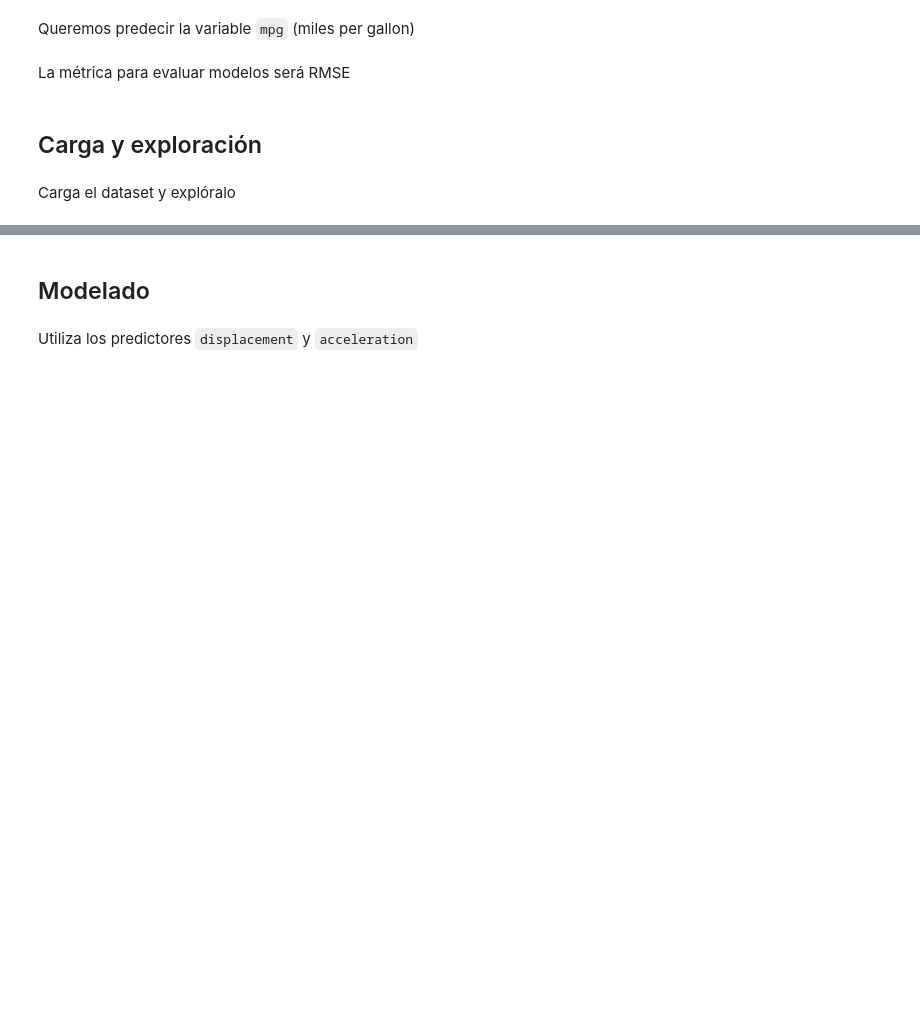
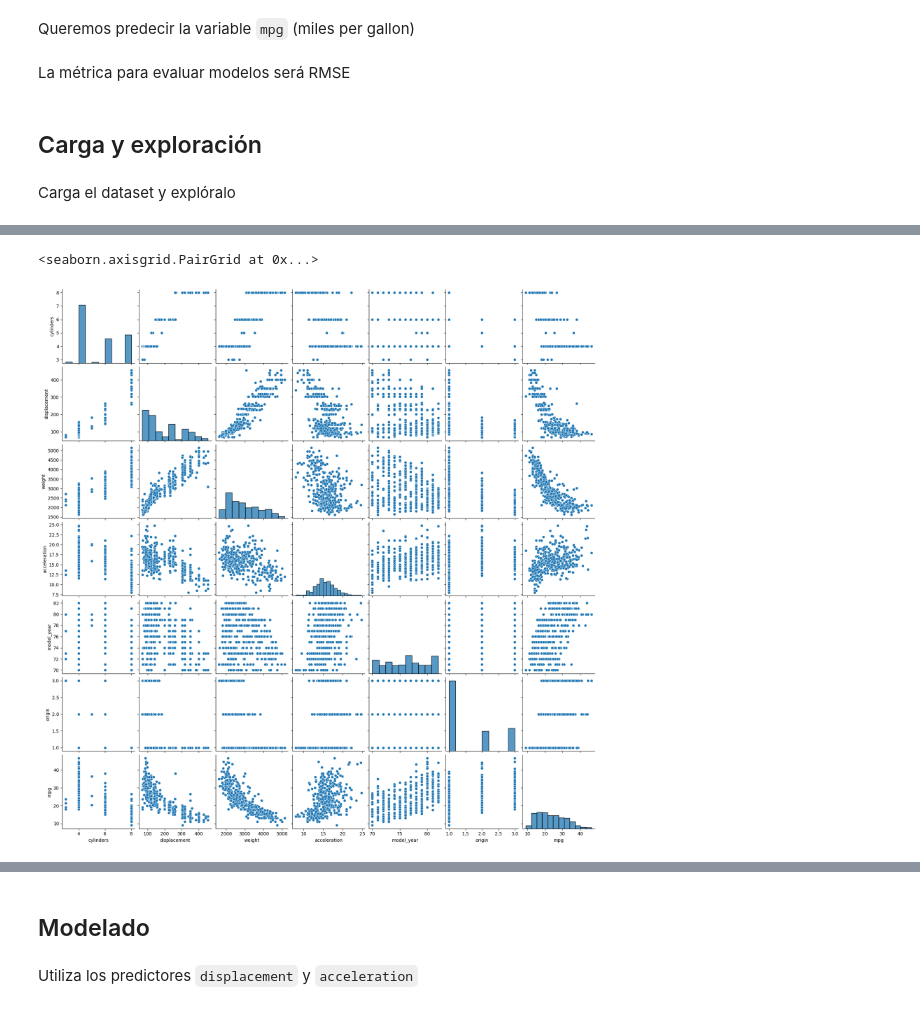
Before and after one commit to sheriffff/2025_master_big_data_machine_learning, a Jupyter notebook: 03.machine_learning_practice.ipynb, the cells around one changed output, grey strips where cells are left out. Cells and saved outputs as stored; diff of their text form; code cells hidden in the pictures; blank space fills up the shorter version.

```diff
--- a/03.machine_learning_practice.ipynb
+++ b/03.machine_learning_practice.ipynb
@@ -15,0 +32,5 @@ Carga el dataset y explóralo
+# %%
+sns.pairplot(df)
+# %% [output]
+<seaborn.axisgrid.PairGrid at 0x...>
+[figure, added]
```
Also changed, not shown: parts of 37 cells of this notebook, 1 other file.
